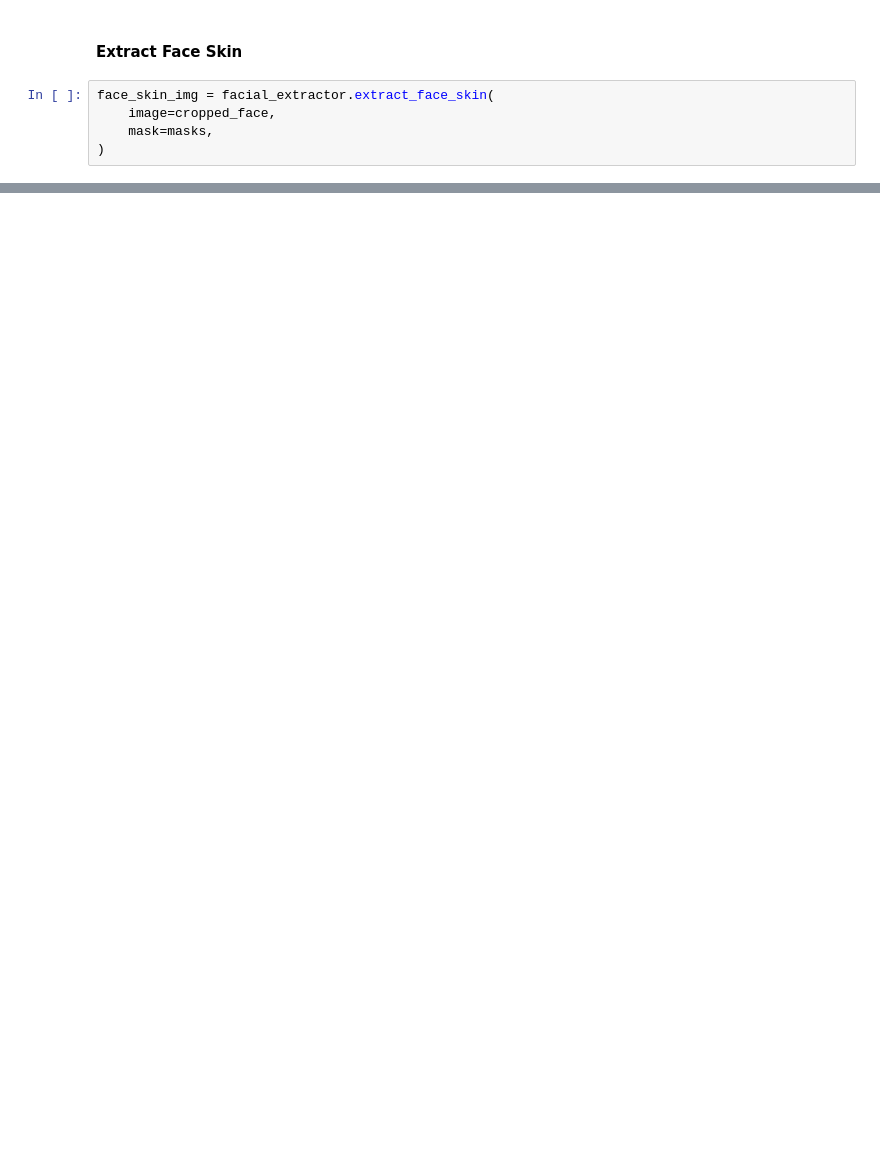
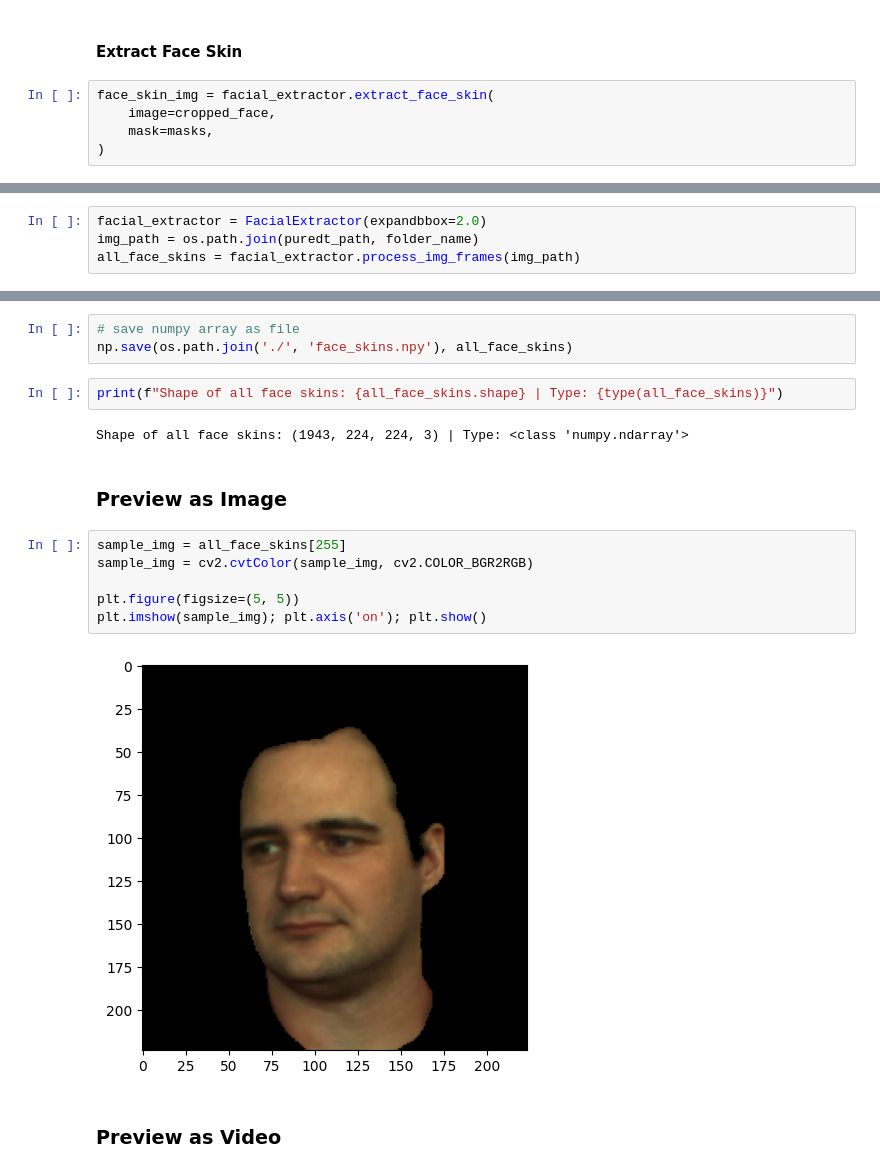
Before and after one commit to mctosima/SAM_playgrounds, a Jupyter notebook: try_facialextractor.ipynb, the cells around one changed output, grey strips where cells are left out. Cells and saved outputs as stored; diff of their text form; blank space fills up the shorter version.

```diff
--- a/try_facialextractor.ipynb
+++ b/try_facialextractor.ipynb
@@ -135,0 +136,4 @@ plt.imshow(face_skin_img); plt.axis('on'); plt.show()
+# %%
+facial_extractor = FacialExtractor(expandbbox=2.0)
+img_path = os.path.join(puredt_path, folder_name)
+all_face_skins = facial_extractor.process_img_frames(img_path)
@@ -135,0 +164,19 @@ plt.imshow(face_skin_img); plt.axis('on'); plt.show()
+# %%
+# save numpy array as file
+np.save(os.path.join('./', 'face_skins.npy'), all_face_skins)
+# %%
+print(f"Shape of all face skins: {all_face_skins.shape} | Type: {type(all_face_skins)}")
+# %% [output]
+Shape of all face skins: (1943, 224, 224, 3) | Type: <class 'numpy.ndarray'>
+# %% [markdown]
+### Preview as Image
+# %%
+sample_img = all_face_skins[255]
+sample_img = cv2.cvtColor(sample_img, cv2.COLOR_BGR2RGB)
+
+plt.figure(figsize=(5, 5))
+plt.imshow(sample_img); plt.axis('on'); plt.show()
+# %% [output]
+[figure, added]
+# %% [markdown]
+### Preview as Video
```
Also changed, not shown: parts of 19 cells of this notebook, 2 other files.
